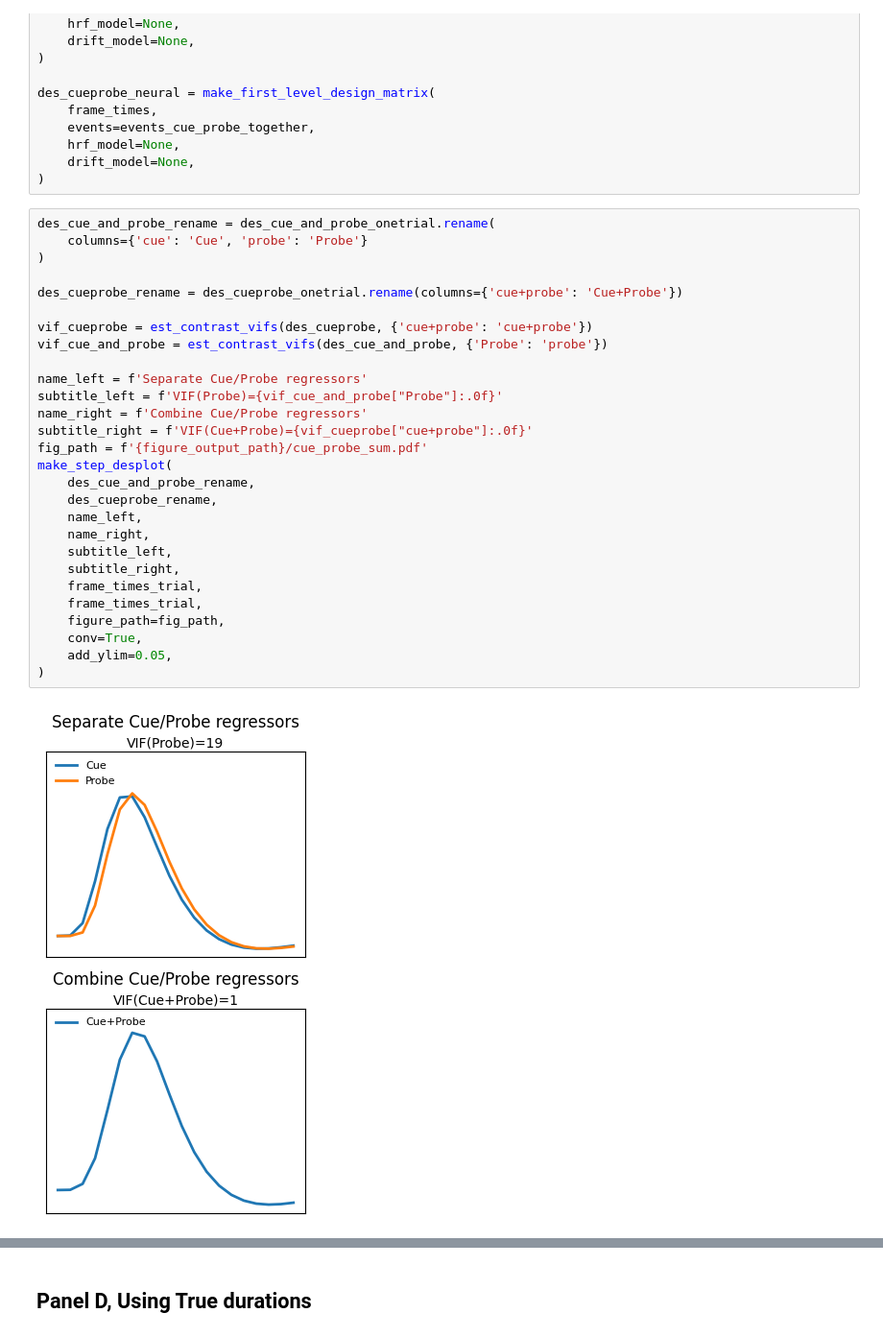
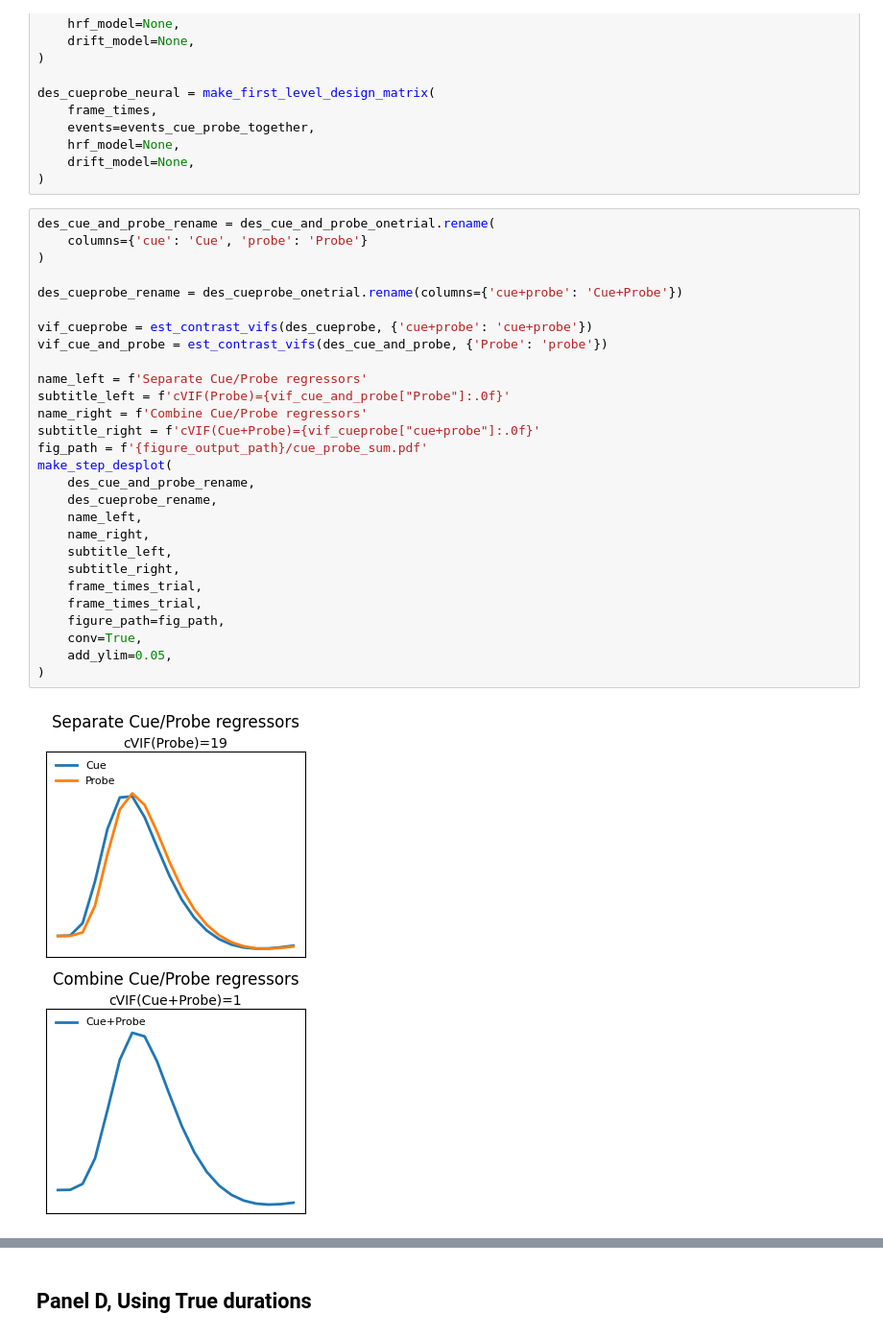
Before and after one commit to poldrack/MID_simulations, a Jupyter notebook: manuscript_code/modeling_mistakes_fig1_generation.ipynb, the cells around one changed output, grey strips where cells are left out. Shown: that part at 96% size. Drawn from its saved outputs; the diff is of its cells as text.

```diff
--- a/manuscript_code/modeling_mistakes_fig1_generation.ipynb
+++ b/manuscript_code/modeling_mistakes_fig1_generation.ipynb
@@ -494,33 +494,33 @@ des_cueprobe_neural = make_first_level_design_matrix(
 # %%
 des_cue_and_probe_rename = des_cue_and_probe_onetrial.rename(
     columns={'cue': 'Cue', 'probe': 'Probe'}
 )
 
 des_cueprobe_rename = des_cueprobe_onetrial.rename(columns={'cue+probe': 'Cue+Probe'})
 
 vif_cueprobe = est_contrast_vifs(des_cueprobe, {'cue+probe': 'cue+probe'})
 vif_cue_and_probe = est_contrast_vifs(des_cue_and_probe, {'Probe': 'probe'})
 
 name_left = f'Separate Cue/Probe regressors'
-subtitle_left = f'VIF(Probe)={vif_cue_and_probe["Probe"]:.0f}'
+subtitle_left = f'cVIF(Probe)={vif_cue_and_probe["Probe"]:.0f}'
 name_right = f'Combine Cue/Probe regressors'
-subtitle_right = f'VIF(Cue+Probe)={vif_cueprobe["cue+probe"]:.0f}'
+subtitle_right = f'cVIF(Cue+Probe)={vif_cueprobe["cue+probe"]:.0f}'
 fig_path = f'{figure_output_path}/cue_probe_sum.pdf'
 make_step_desplot(
     des_cue_and_probe_rename,
     des_cueprobe_rename,
     name_left,
     name_right,
     subtitle_left,
     subtitle_right,
     frame_times_trial,
     frame_times_trial,
     figure_path=fig_path,
     conv=True,
     add_ylim=0.05,
 )
 # %% [output]
-[figure, old version]
+[figure, new version]
 # %%
 des_cue_and_probe_neural_rename = des_cue_and_probe_neural.rename(
     columns={'cue': r'Cue ($\otimes$ HRF)', 'probe': r'Probe ($\otimes$ HRF)'}
```
Also changed, not shown: parts of 9 cells of this notebook.
